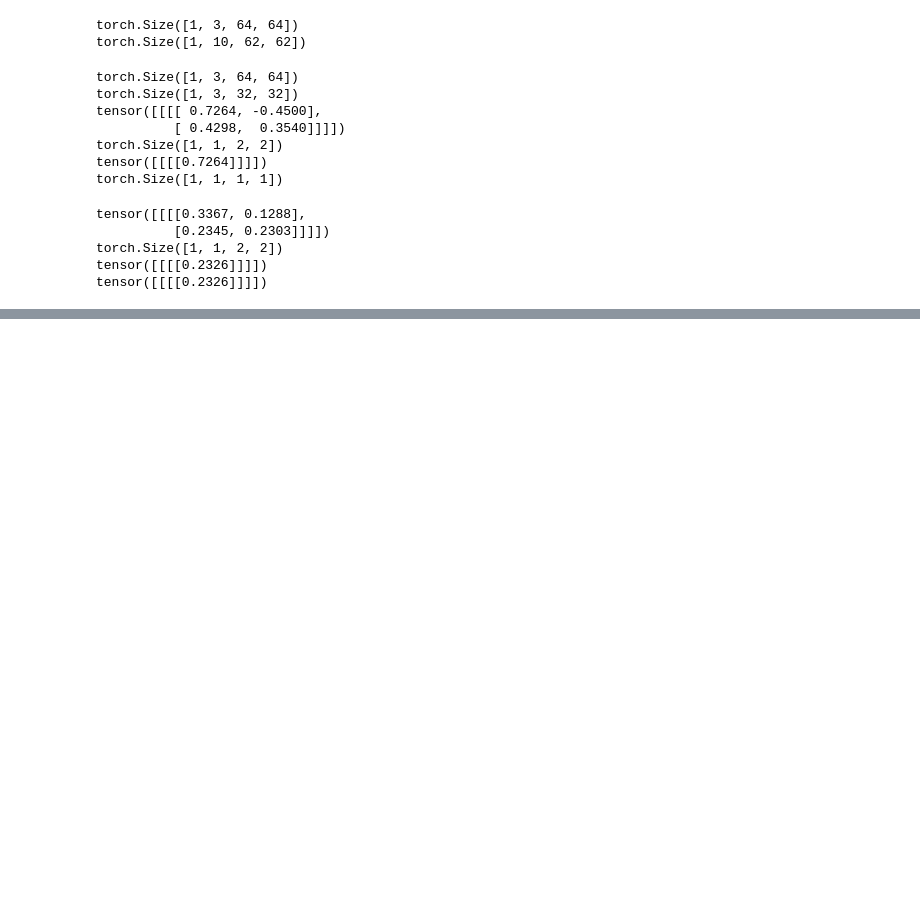
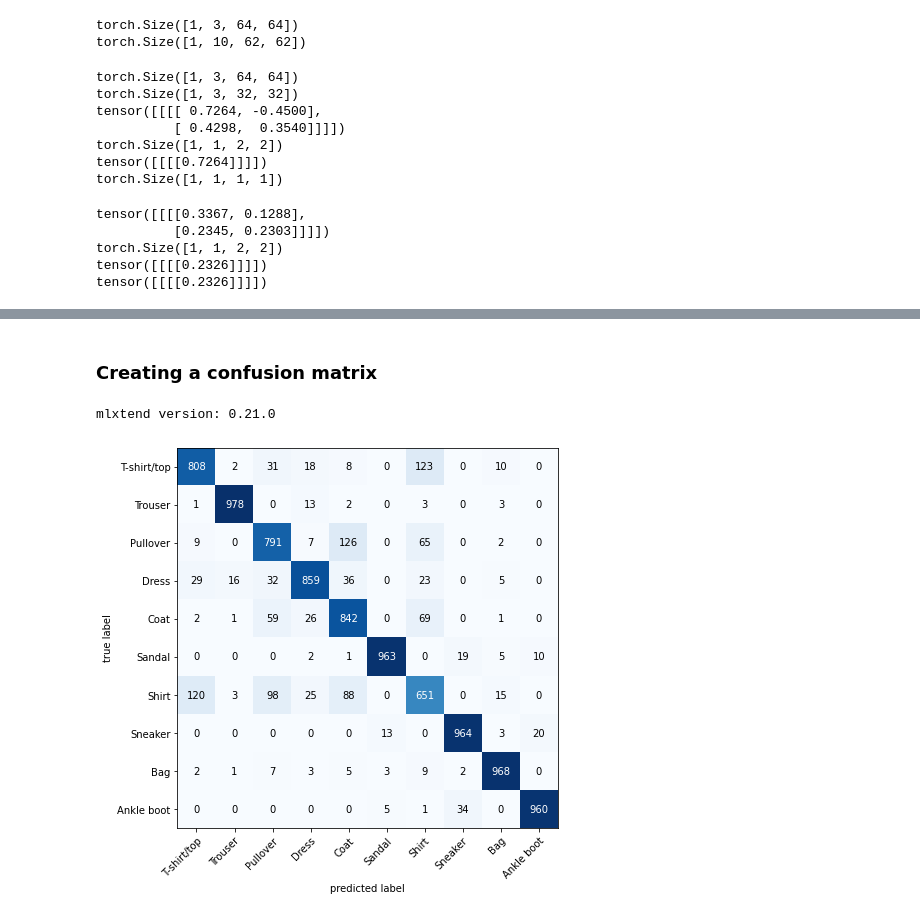
Before and after one commit to torrhen/pytorch_miscellaneous, a Jupyter notebook: 03_pytorch_computer_vision.ipynb, the cells around one changed output, grey strips where cells are left out. Saved outputs shown, nothing was run; the diff lists cells and outputs as text; code cells hidden in the pictures; blank space fills up the shorter version.

```diff
--- a/03_pytorch_computer_vision.ipynb
+++ b/03_pytorch_computer_vision.ipynb
@@ -465,0 +567,48 @@ print(results)
+# %% [markdown]
+### Creating a confusion matrix
+# %%
+# import progress bar
+from tqdm.auto import tqdm
+
+# making predictions with the convolutional neural network model
+y_preds = []
+model_3.eval()
+with torch.inference_mode():
+  for X, y in tqdm(test_loader, desc='predictions'):
+    X, y = X.to(device), y.to(device) # allocate data to GPU
+
+    # logit output
+    y_logits = model_3(X)
+    # label output
+    y_labels = torch.argmax(torch.softmax(y_logits, dim=1), dim=1)
+
+    y_preds.append(y_labels.cpu())
+
+# concatenate list of predictions into one single tensor
+y_pred_tensor = torch.cat(y_preds)
+# %%
+# check if torchmetrics is installed
+try:
+  import torchmetrics, mlxtend
+  print(f"mlxtend version: {mlxtend.__version__}")
+  # mlztend version should be 0.19.0 or higher
+  assert int(mlxtend.__version__.split('.')[1]) >= 19
+except:
+  !pip install torchmetrics -U mlxtend # runtime restart required
+  import torchmetrics, mlxtend
+  print(f"mlxtend version: {mlxtend.__version__}") # mlxtend version 19 or higher
+# %% [output]
+mlxtend version: 0.21.0
+# %%
+from torchmetrics import ConfusionMatrix
+from mlxtend.plotting import plot_confusion_matrix
+
+# instantiate confusion matrix
+confusion_matrix = ConfusionMatrix(num_classes=len(train_data.classes))
+# compare predictions to targets
+confusion_matrix_tensor = confusion_matrix(preds=y_pred_tensor, target=test_data.targets)
+
+# plot confusion matrix
+fig, ax = plot_confusion_matrix(confusion_matrix_tensor.numpy(), class_names=train_data.classes, figsize=(10,7))
+# %% [output]
+[figure, added]
```
Also changed, not shown: parts of 19 cells of this notebook.
